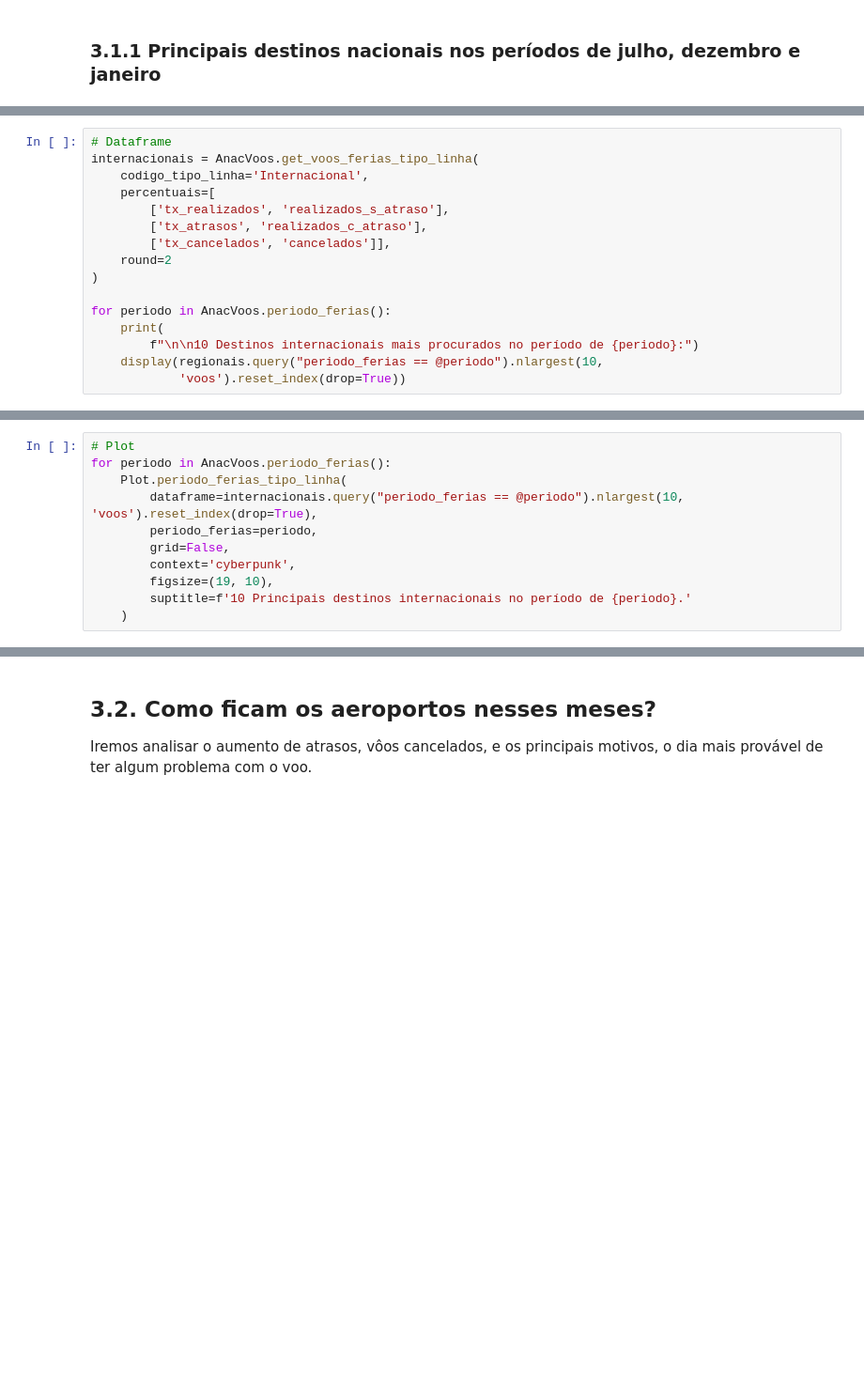
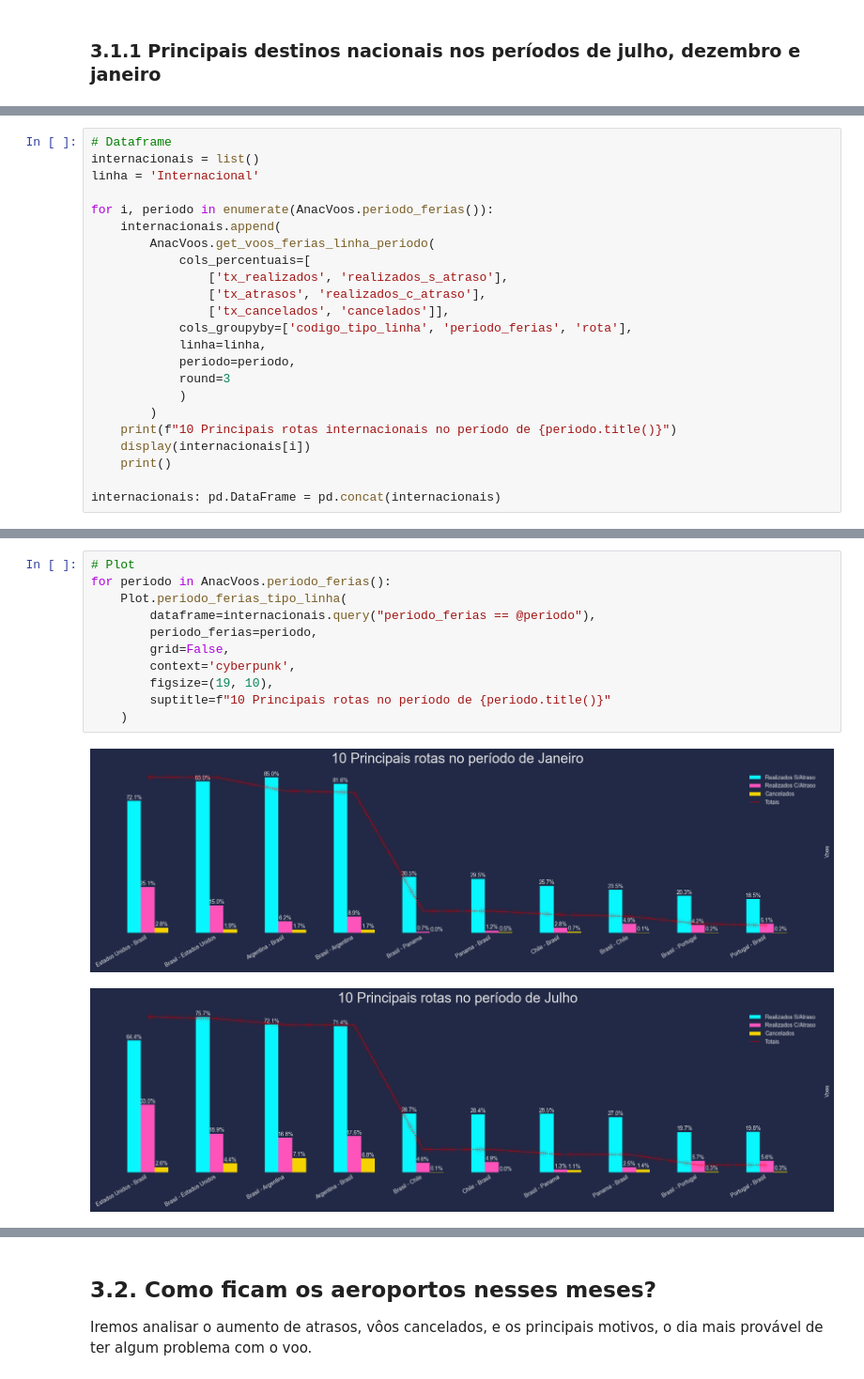
Before and after one commit to rderoncio/a3_bigdata_analisedados, a Jupyter notebook: A3/anac_análise_exploratória.ipynb, the cells around one changed output, grey strips where cells are left out. Shown at 94% size. Saved outputs shown, nothing was run; the diff lists cells and outputs as text; blank space fills up the shorter version.

```diff
--- a/A3/anac_análise_exploratória.ipynb
+++ b/A3/anac_análise_exploratória.ipynb
@@ -451,16 +466,23 @@ KeyError: 'rota'
-# %%
-# Dataframe
-internacionais = AnacVoos.get_voos_ferias_tipo_linha(
-    codigo_tipo_linha='Internacional',
-    percentuais=[
-        ['tx_realizados', 'realizados_s_atraso'],
-        ['tx_atrasos', 'realizados_c_atraso'],
-        ['tx_cancelados', 'cancelados']],
-    round=2
-)
-
-for periodo in AnacVoos.periodo_ferias():
-    print(
-        f"\n\n10 Destinos internacionais mais procurados no período de {periodo}:")
-    display(regionais.query("periodo_ferias == @periodo").nlargest(10,
-            'voos').reset_index(drop=True))
+# %%
+# Dataframe
+internacionais = list()
+linha = 'Internacional'
+
+for i, periodo in enumerate(AnacVoos.periodo_ferias()):
+    internacionais.append(
+        AnacVoos.get_voos_ferias_linha_periodo(
+            cols_percentuais=[
+                ['tx_realizados', 'realizados_s_atraso'],
+                ['tx_atrasos', 'realizados_c_atraso'],
+                ['tx_cancelados', 'cancelados']],
+            cols_groupyby=['codigo_tipo_linha', 'periodo_ferias', 'rota'],
+            linha=linha,
+            periodo=periodo,
+            round=3
+            )
+        )
+    print(f"10 Principais rotas internacionais no período de {periodo.title()}")
+    display(internacionais[i])
+    print()
+
+internacionais: pd.DataFrame = pd.concat(internacionais)
@@ -467,11 +526,14 @@ for periodo in AnacVoos.periodo_ferias():
 # %%
 # Plot
 for periodo in AnacVoos.periodo_ferias():
     Plot.periodo_ferias_tipo_linha(
-        dataframe=internacionais.query("periodo_ferias == @periodo").nlargest(10, 'voos').reset_index(drop=True),
+        dataframe=internacionais.query("periodo_ferias == @periodo"),
         periodo_ferias=periodo,
         grid=False,
         context='cyberpunk',
         figsize=(19, 10),
-        suptitle=f'10 Principais destinos internacionais no período de {periodo}.'
+        suptitle=f"10 Principais rotas no período de {periodo.title()}"
     )
+# %% [output]
+[figure, added]
+[figure, added]
```
Also changed, not shown: parts of 17 cells of this notebook, 1 other file.
